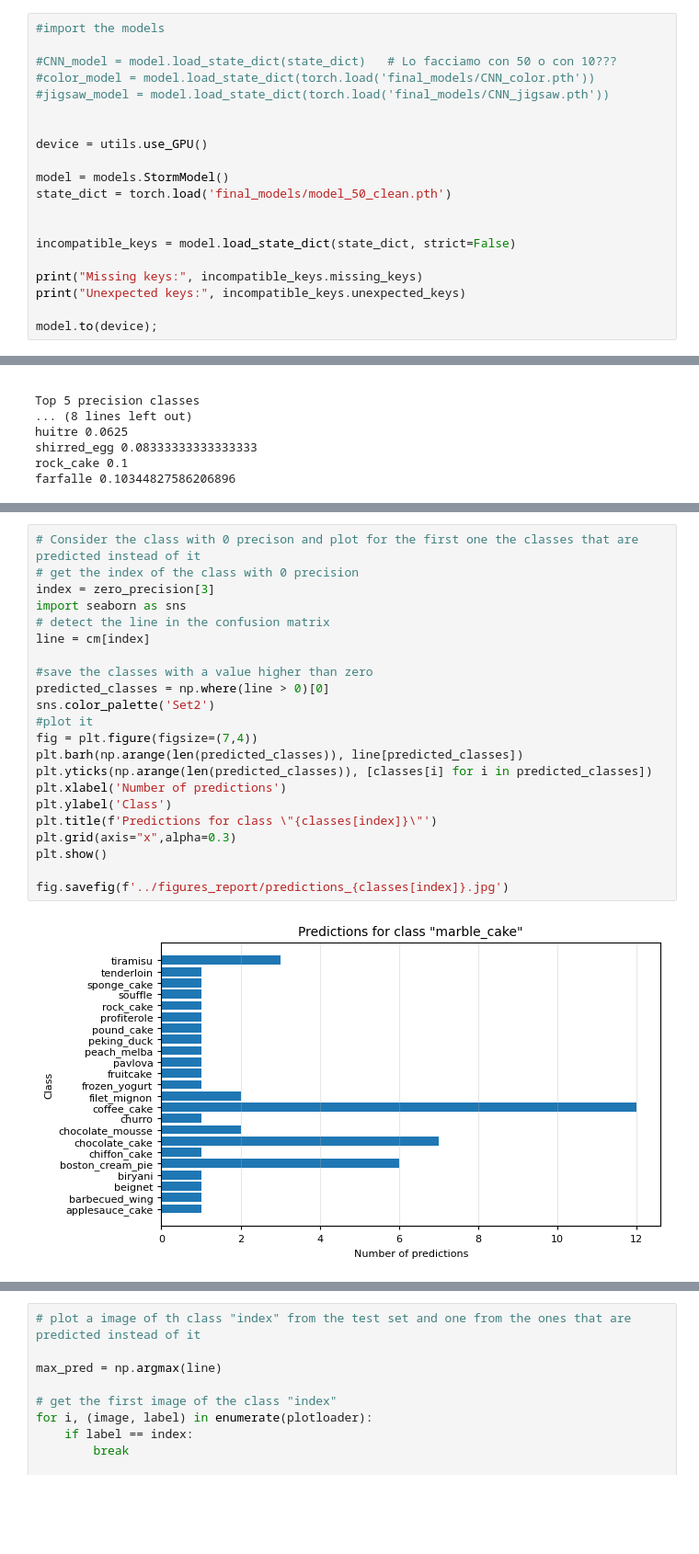
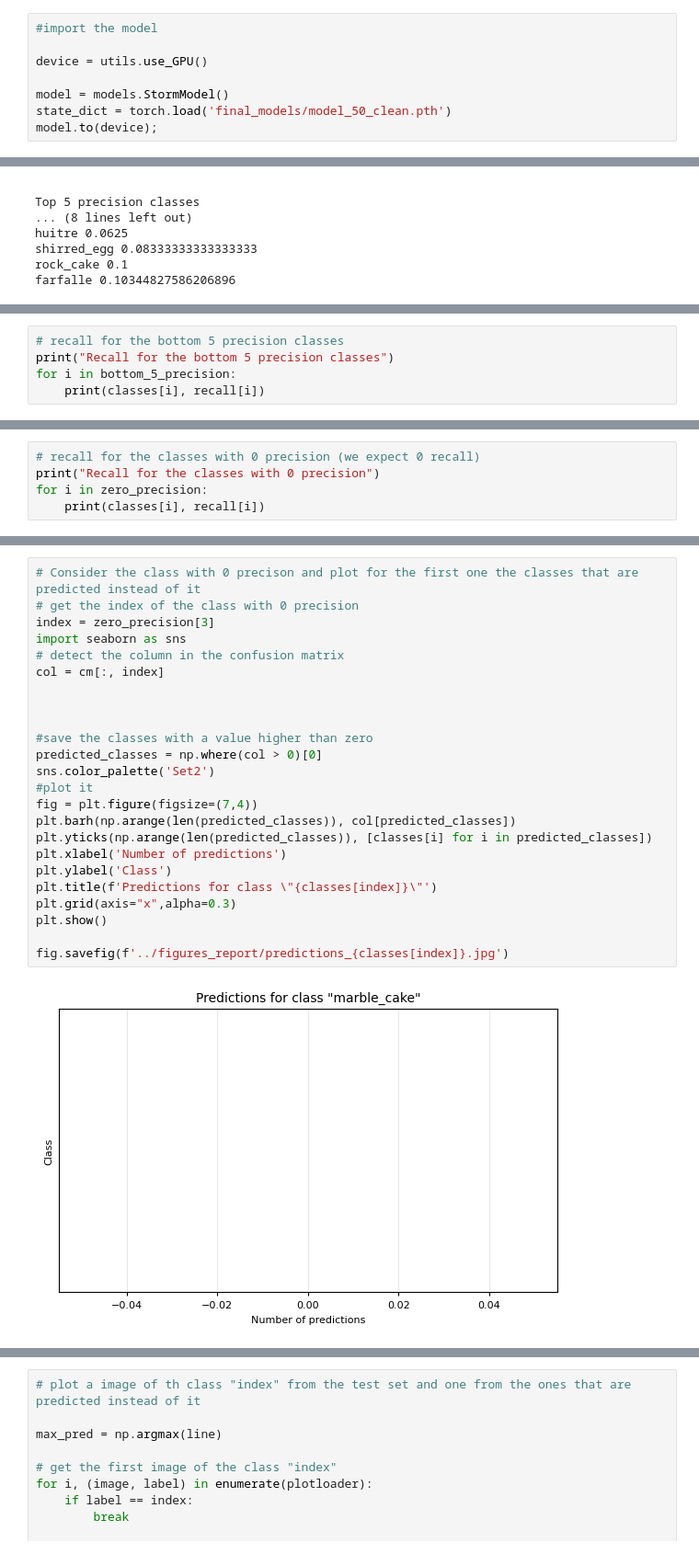
Before and after one commit to arcticronin/food_SSL, a Jupyter notebook: statistics.ipynb, the cells around one changed output, grey strips where cells are left out. Shown at 92% size. Drawn from its saved outputs; the diff is of its cells as text; blank space fills up the shorter version.

```diff
--- a/statistics.ipynb
+++ b/statistics.ipynb
@@ -41,24 +41,12 @@ plt.rcParams.update({
     'figure.figsize': [7.5, 3.5] # Figure size in inches (adjust as needed)
 })
 # %%
-#import the models
-
-#CNN_model = model.load_state_dict(state_dict)   # Lo facciamo con 50 o con 10???
-#color_model = model.load_state_dict(torch.load('final_models/CNN_color.pth'))
-#jigsaw_model = model.load_state_dict(torch.load('final_models/CNN_jigsaw.pth'))
-
+#import the model
 
 device = utils.use_GPU()
 
 model = models.StormModel()
 state_dict = torch.load('final_models/model_50_clean.pth')
-
-
-incompatible_keys = model.load_state_dict(state_dict, strict=False)
-
-print("Missing keys:", incompatible_keys.missing_keys)
-print("Unexpected keys:", incompatible_keys.unexpected_keys)
-
 model.to(device);
 # %% [output]
 CUDA is available!  Training on GPU ...
@@ -213,3 +198,8 @@ savarin 0.21951219512195122
 pancake 0.574468085106383
 matzo_ball 0.5901639344262295
 waffle 0.5227272727272727
+# %%
+# recall for the bottom 5 precision classes
+print("Recall for the bottom 5 precision classes")
+for i in bottom_5_precision:
+    print(classes[i], recall[i])
@@ -215,0 +213,5 @@ waffle 0.5227272727272727
+# %%
+# recall for the classes with 0 precision (we expect 0 recall)
+print("Recall for the classes with 0 precision")
+for i in zero_precision:
+    print(classes[i], recall[i])
@@ -216,24 +229,26 @@ waffle 0.5227272727272727
 # %%
 # Consider the class with 0 precison and plot for the first one the classes that are predicted instead of it
 # get the index of the class with 0 precision
 index = zero_precision[3]
 import seaborn as sns
-# detect the line in the confusion matrix
-line = cm[index]
+# detect the column in the confusion matrix
+col = cm[:, index]
+
+
 
 #save the classes with a value higher than zero
-predicted_classes = np.where(line > 0)[0]
+predicted_classes = np.where(col > 0)[0]
 sns.color_palette('Set2')
 #plot it
 fig = plt.figure(figsize=(7,4))
-plt.barh(np.arange(len(predicted_classes)), line[predicted_classes])
+plt.barh(np.arange(len(predicted_classes)), col[predicted_classes])
 plt.yticks(np.arange(len(predicted_classes)), [classes[i] for i in predicted_classes])
 plt.xlabel('Number of predictions')
 plt.ylabel('Class')
 plt.title(f'Predictions for class \"{classes[index]}\"')
 plt.grid(axis="x",alpha=0.3)
 plt.show()
 
 fig.savefig(f'../figures_report/predictions_{classes[index]}.jpg')
 # %% [output]
-[figure, old version]
+[figure, new version]
```
Also changed, not shown: parts of 12 cells of this notebook.
